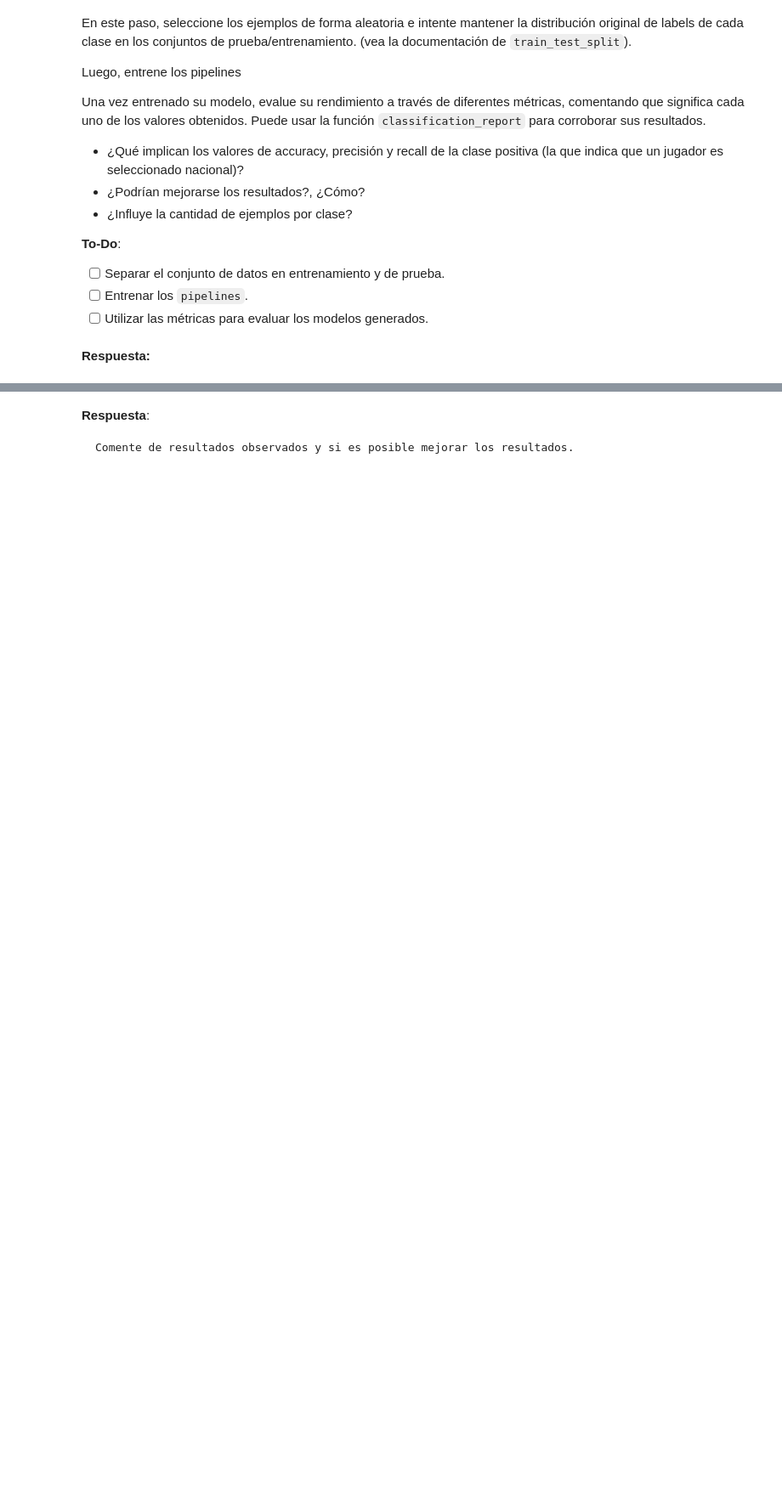
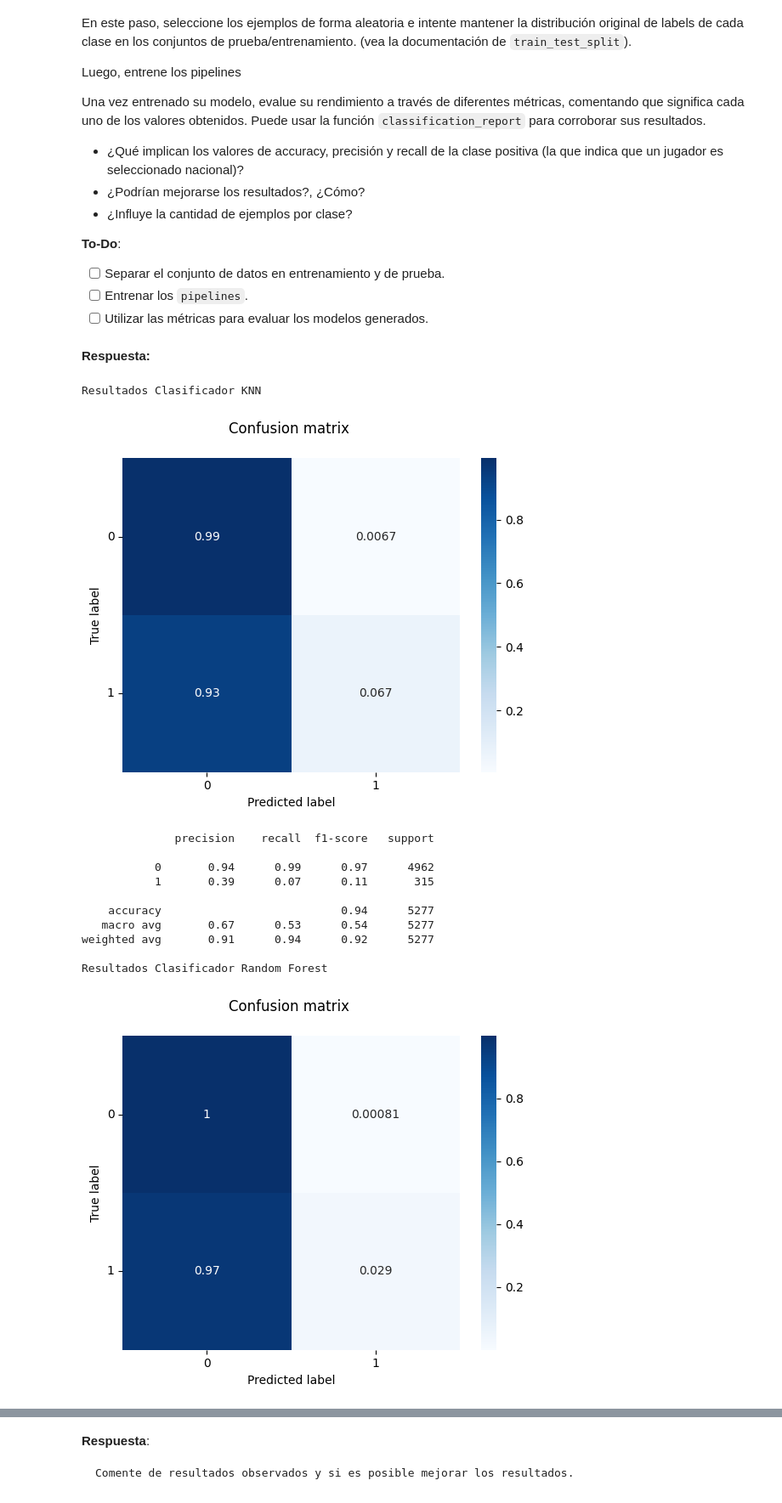
Before and after one commit to mvarasg/MDS7202-Lab-Programacion-Cientifica-MDS, a Jupyter notebook: lab8/Laboratorio8_respuestas.ipynb, the cells around one changed output, grey strips where cells are left out. Shown at 85% size. Drawn from its saved outputs; the diff is of its cells as text; code cells hidden in the pictures; blank space fills up the shorter version.

```diff
--- a/lab8/Laboratorio8_respuestas.ipynb
+++ b/lab8/Laboratorio8_respuestas.ipynb
@@ -275,0 +318,53 @@ Una vez entrenado su modelo, evalue su rendimiento a través de diferentes métr
+# %%
+from sklearn.model_selection import train_test_split
+from sklearn.metrics import f1_score, recall_score, precision_score
+from sklearn.metrics import accuracy_score
+from sklearn.metrics import classification_report
+from sklearn.metrics import confusion_matrix
+import seaborn as sns
+import matplotlib.pyplot as plt
+from sklearn.utils.multiclass import unique_labels
+
+def pipline_classifer(list_pipeline, df):
+    X_train, X_test, y_train, y_test = train_test_split(df, df['Seleccionado'], test_size=0.3, random_state=0)
+
+    for pipeline, name in list_pipeline:
+
+        transformed_data = pipeline.fit(X_train, y_train)
+
+        predictions = transformed_data.predict(X_test)
+
+        cm = confusion_matrix(y_test, predictions, normalize='true')
+        classes = unique_labels(y_test, predictions)
+
+        print(f'Resultados Clasificador {name}:')
+        df = pd.DataFrame(cm, index=classes, columns=classes)
+
+        g = sns.heatmap(df, annot=True, cmap="Blues")
+        g.set_yticklabels(g.get_yticklabels(), rotation=0)
+
+        plt.title('Confusion matrix \n')
+        plt.xlabel('Predicted label')
+        plt.ylabel('True label')
+        plt.autoscale()
+        plt.show()
+
+        print(classification_report(y_test, predictions))
+
+    return
+# %%
+pipline_classifer([[pipeline_KNN, 'KNN'], [pipeline_RF, 'Random Forest'], [pipeline_SVM, 'SVM']], df_players)
+# %% [output]
+Resultados Clasificador KNN
+[figure, added]
+              precision    recall  f1-score   support
+
+           0       0.94      0.99      0.97      4962
+           1       0.39      0.07      0.11       315
+
+    accuracy                           0.94      5277
+   macro avg       0.67      0.53      0.54      5277
+weighted avg       0.91      0.94      0.92      5277
+
+Resultados Clasificador Random Forest
+[figure, added]
```
Also changed, not shown: parts of 8 cells of this notebook.
